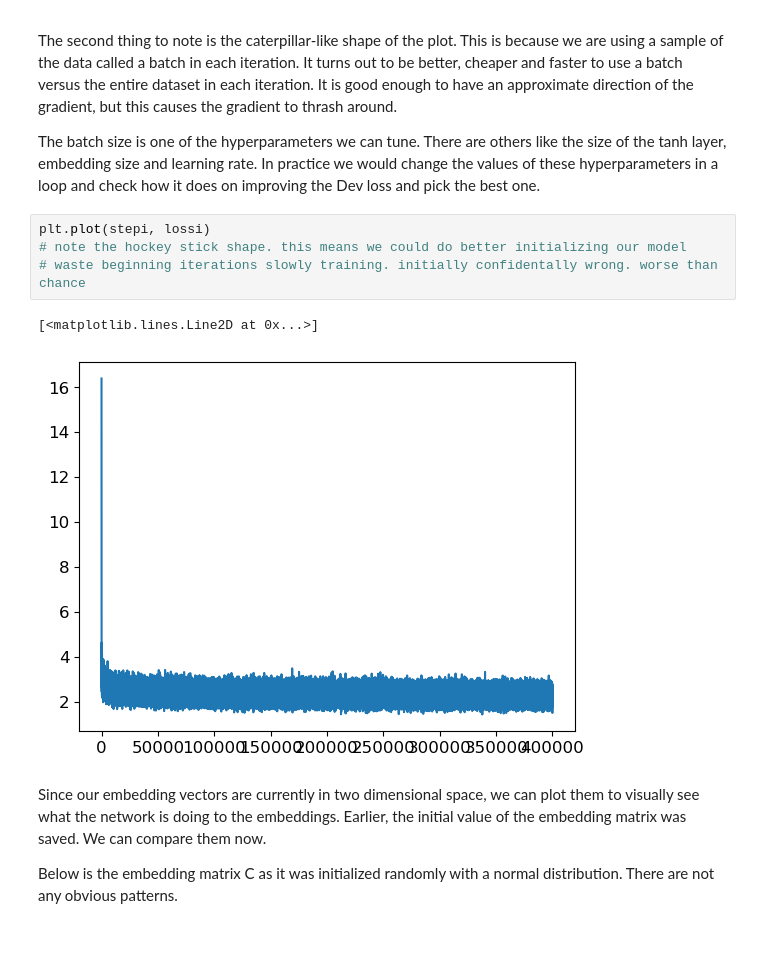
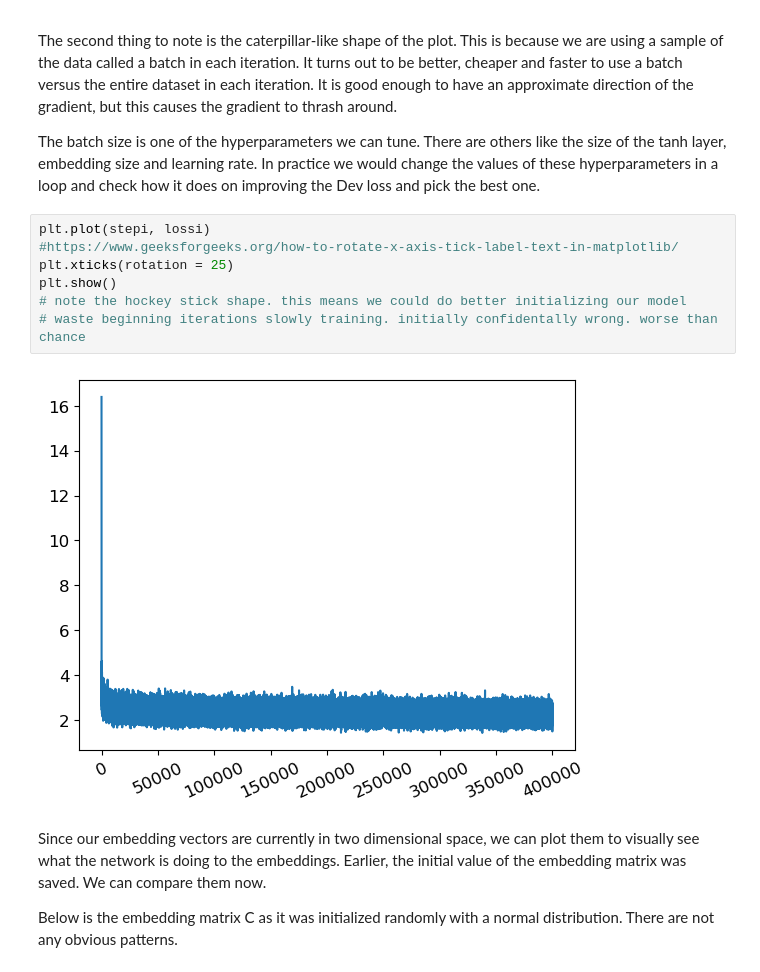
Before and after one commit to mattheweallen/special-memory, a Jupyter notebook: babys_first_language_model/babys_first_language_model.ipynb, the cells around one changed output. Drawn from its saved outputs; the diff is of its cells as text; blank space fills up the shorter version.

Commit message:
tilt loss plot axis labels and update code comments

```diff
--- a/babys_first_language_model/babys_first_language_model.ipynb
+++ b/babys_first_language_model/babys_first_language_model.ipynb
@@ -607,11 +607,13 @@ The second thing to note is the caterpillar-like shape of the plot. This is beca
 The batch size is one of the hyperparameters we can tune. There are others like the size of the tanh layer, embedding size and learning rate. In practice we would change the values of these hyperparameters in a loop and check how it does on improving the Dev loss and pick the best one.
 # %%
 plt.plot(stepi, lossi)
+#https://www.geeksforgeeks.org/how-to-rotate-x-axis-tick-label-text-in-matplotlib/
+plt.xticks(rotation = 25)
+plt.show()
 # note the hockey stick shape. this means we could do better initializing our model
 # waste beginning iterations slowly training. initially confidentally wrong. worse than chance
 # %% [output]
-[<matplotlib.lines.Line2D at 0x...>]
-[figure, old version]
+[figure, new version]
 # %% [markdown]
 Since our embedding vectors are currently in two dimensional space, we can plot them to visually see what the network is doing to the embeddings. Earlier, the initial value of the embedding matrix was saved. We can compare them now.
 
```
Also changed, not shown: parts of 15 cells of this notebook.
